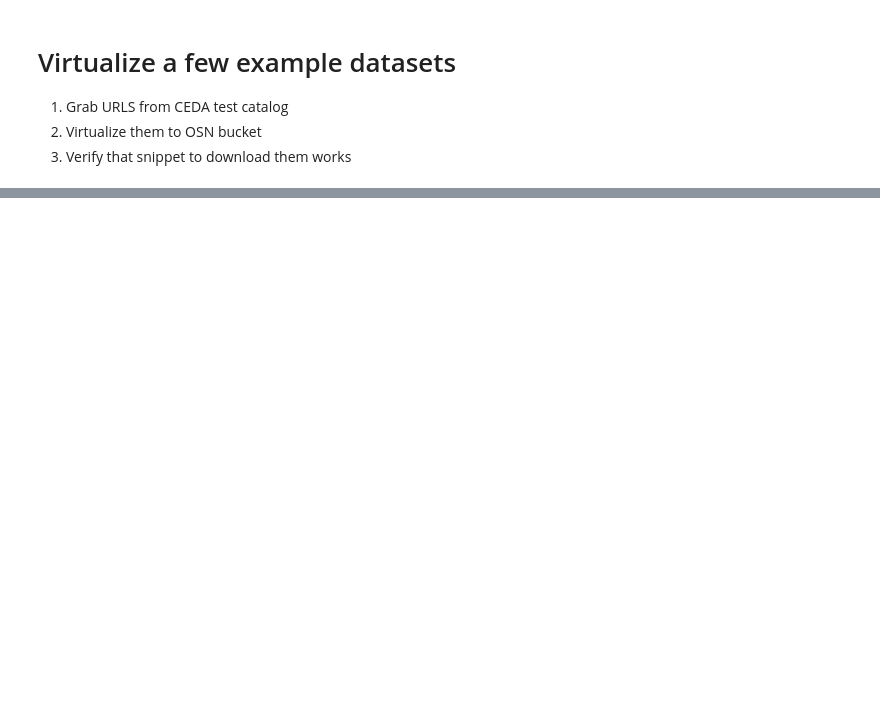
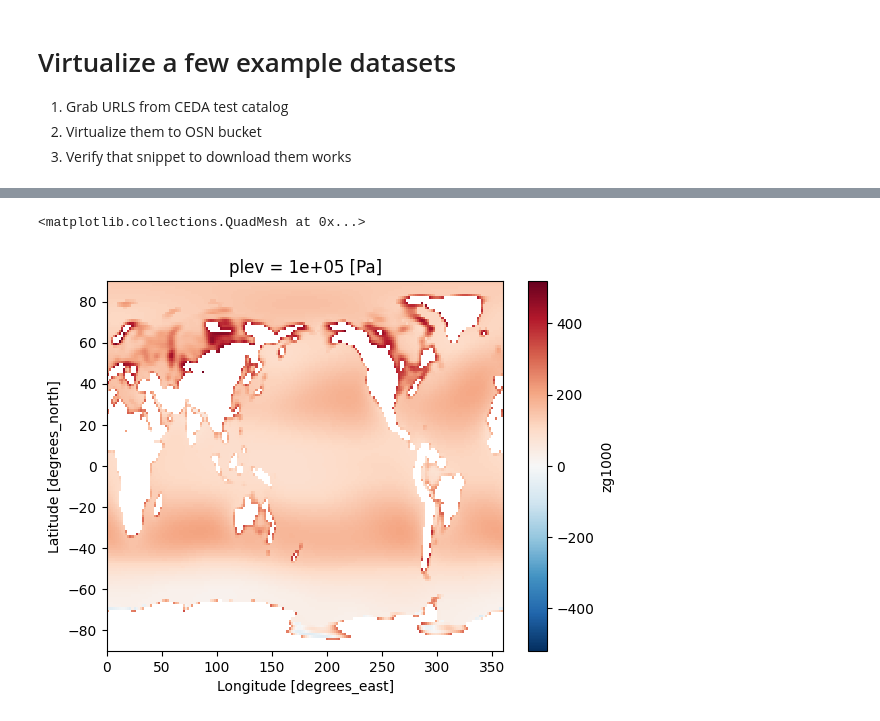
Before and after one commit to carbonplan/cmip7-virtualization, a Jupyter notebook: notebooks/reference-generation/build_static_examples.ipynb, the cells around one changed output, grey strips where cells are left out. Saved outputs shown, nothing was run; the diff lists cells and outputs as text; code cells hidden in the pictures; blank space fills up the shorter version.

```diff
--- a/notebooks/reference-generation/build_static_examples.ipynb
+++ b/notebooks/reference-generation/build_static_examples.ipynb
@@ -168,7 +139,7 @@ storage
 repo_read = ic.Repository.open(
     storage=storage,
     authorize_virtual_chunk_access={
-        'https://dap.ceda.ac.uk/': None, # hardcoded for now, should be resolved dynamically
+        'https://dap.ceda.ac.uk/': ic.credentials.HttpAccess, # hardcoded for now, should be resolved dynamically
     }
 )
 session = repo_read.readonly_session('main')
@@ -176,2 +216,5 @@ ds = xr.open_zarr(session.store)
 # %%
-ds.ta.mean(['time', 'plev']).plot()
+ds.zg1000.mean(['time']).plot()
+# %% [output]
+<matplotlib.collections.QuadMesh at 0x...>
+[figure, added]
```
Also changed, not shown: parts of 8 cells of this notebook, 4 other files.
